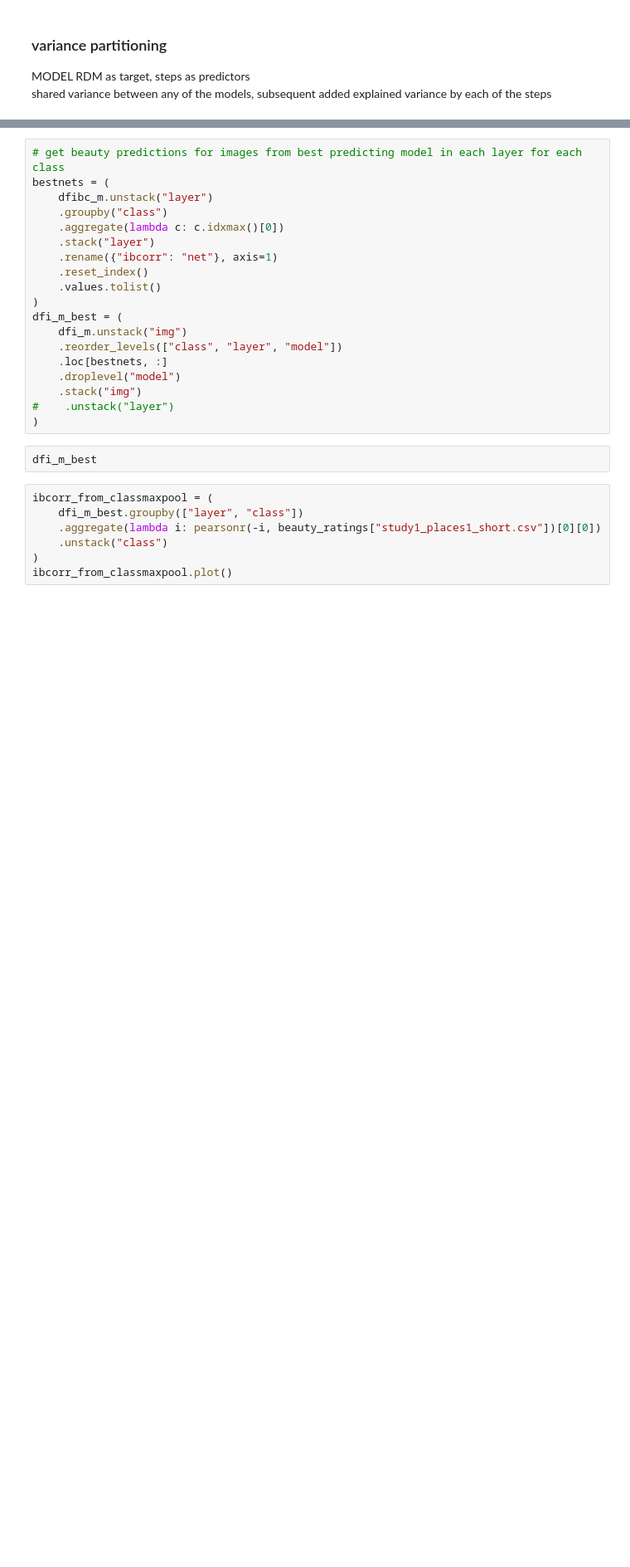
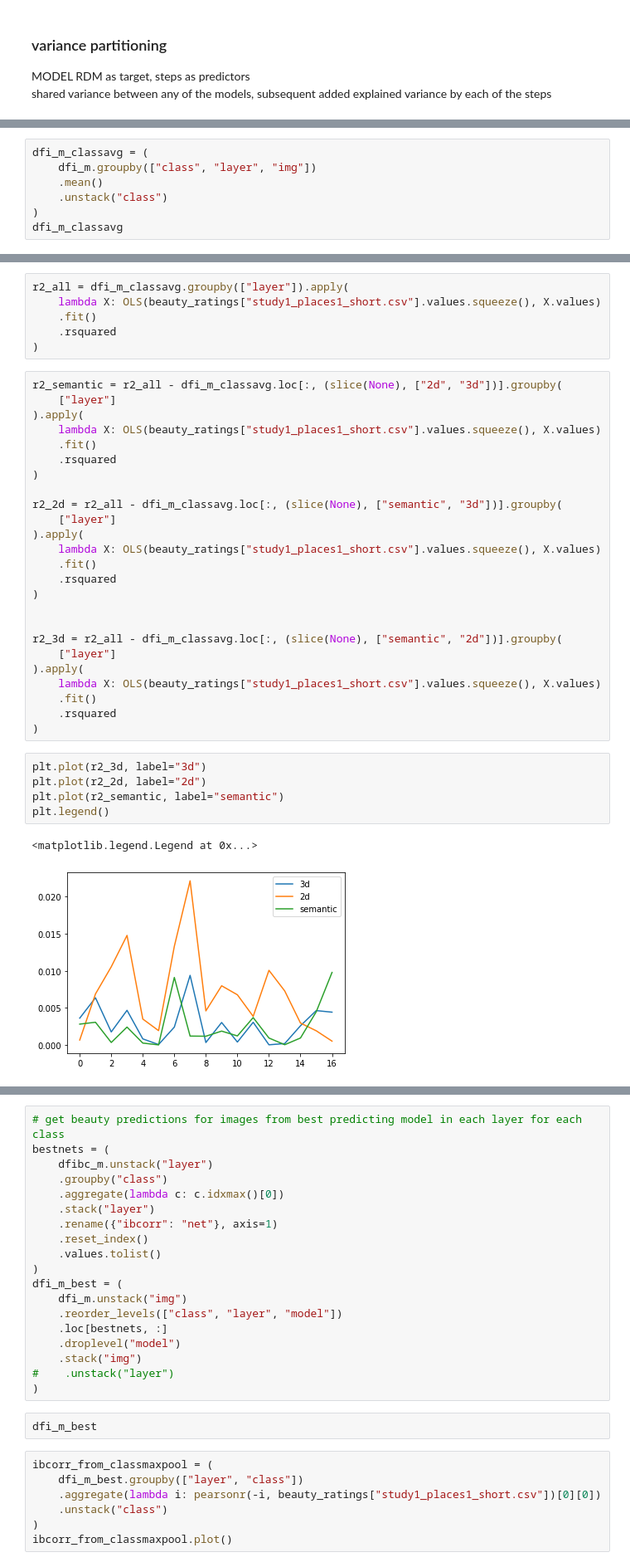
Before and after one commit to toniklenk/analysis-taskonomy, a Jupyter notebook: scripts/factors analysis.ipynb, the cells around one changed output, grey strips where cells are left out. Shown at 83% size. Cells and saved outputs as stored; diff of their text form; blank space fills up the shorter version.

```diff
--- a/scripts/factors analysis.ipynb
+++ b/scripts/factors analysis.ipynb
@@ -175,0 +250,7 @@ shared variance between any of the models, subsequent added explained variance b
+# %%
+dfi_m_classavg = (
+    dfi_m.groupby(["class", "layer", "img"])
+    .mean()
+    .unstack("class")
+)
+dfi_m_classavg
@@ -175,0 +311,39 @@ shared variance between any of the models, subsequent added explained variance b
+# %%
+r2_all = dfi_m_classavg.groupby(["layer"]).apply(
+    lambda X: OLS(beauty_ratings["study1_places1_short.csv"].values.squeeze(), X.values)
+    .fit()
+    .rsquared
+)
+# %%
+r2_semantic = r2_all - dfi_m_classavg.loc[:, (slice(None), ["2d", "3d"])].groupby(
+    ["layer"]
+).apply(
+    lambda X: OLS(beauty_ratings["study1_places1_short.csv"].values.squeeze(), X.values)
+    .fit()
+    .rsquared
+)
+
+r2_2d = r2_all - dfi_m_classavg.loc[:, (slice(None), ["semantic", "3d"])].groupby(
+    ["layer"]
+).apply(
+    lambda X: OLS(beauty_ratings["study1_places1_short.csv"].values.squeeze(), X.values)
+    .fit()
+    .rsquared
+)
+
+
+r2_3d = r2_all - dfi_m_classavg.loc[:, (slice(None), ["semantic", "2d"])].groupby(
+    ["layer"]
+).apply(
+    lambda X: OLS(beauty_ratings["study1_places1_short.csv"].values.squeeze(), X.values)
+    .fit()
+    .rsquared
+)
+# %%
+plt.plot(r2_3d, label="3d")
+plt.plot(r2_2d, label="2d")
+plt.plot(r2_semantic, label="semantic")
+plt.legend()
+# %% [output]
+<matplotlib.legend.Legend at 0x...>
+[figure, added]
```
Also changed, not shown: parts of 48 cells of this notebook.
